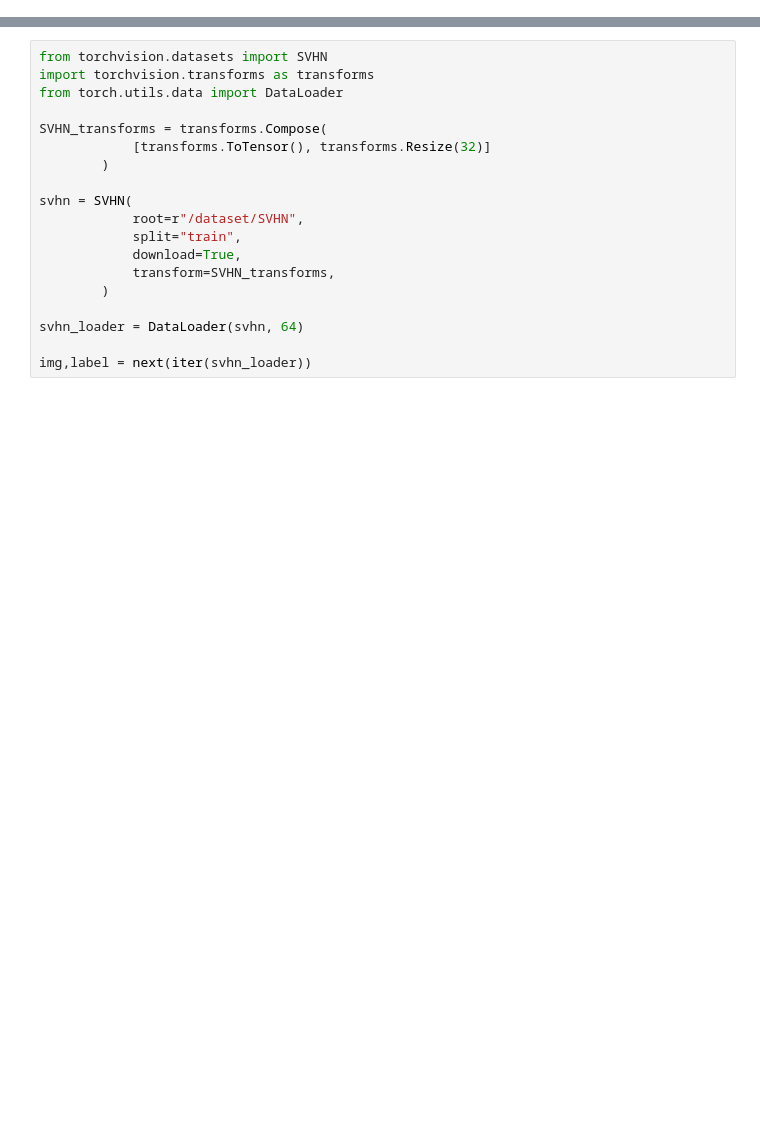
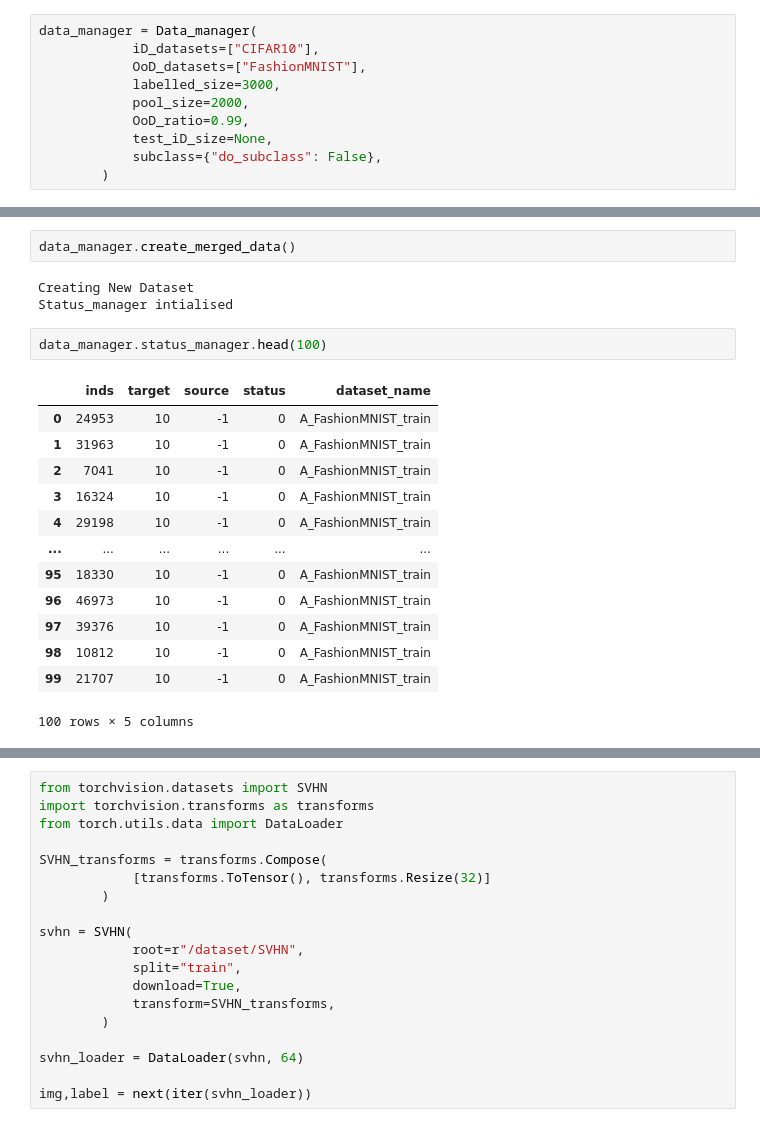
Before and after one commit to Faiir/SRPHildesheim2021, a Jupyter notebook: test.ipynb, the cells around one changed output, grey strips where cells are left out. Saved outputs shown, nothing was run; the diff lists cells and outputs as text; blank space fills up the shorter version.

```diff
--- a/test.ipynb
+++ b/test.ipynb
@@ -267,0 +25,10 @@ from robust_active_learning.data.deprecated.sampler import DDU_sampler as DDU_sa
+# %%
+data_manager = Data_manager(
+            iD_datasets=["CIFAR10"],
+            OoD_datasets=["FashionMNIST"],
+            labelled_size=3000,
+            pool_size=2000,
+            OoD_ratio=0.99,
+            test_iD_size=None,
+            subclass={"do_subclass": False},
+        )
@@ -267,0 +44,21 @@ from robust_active_learning.data.deprecated.sampler import DDU_sampler as DDU_sa
+# %%
+data_manager.create_merged_data()
+# %% [output]
+Creating New Dataset
+Status_manager intialised
+# %%
+data_manager.status_manager.head(100)
+# %% [output]
+|  | inds | target | source | status | dataset_name |
+| 0 | 24953 | 10 | -1 | 0 | A_FashionMNIST_train |
+| 1 | 31963 | 10 | -1 | 0 | A_FashionMNIST_train |
+| 2 | 7041 | 10 | -1 | 0 | A_FashionMNIST_train |
+| 3 | 16324 | 10 | -1 | 0 | A_FashionMNIST_train |
+| 4 | 29198 | 10 | -1 | 0 | A_FashionMNIST_train |
+| ... | ... | ... | ... | ... | ... |
+| 95 | 18330 | 10 | -1 | 0 | A_FashionMNIST_train |
+| 96 | 46973 | 10 | -1 | 0 | A_FashionMNIST_train |
+| 97 | 39376 | 10 | -1 | 0 | A_FashionMNIST_train |
+| 98 | 10812 | 10 | -1 | 0 | A_FashionMNIST_train |
+| 99 | 21707 | 10 | -1 | 0 | A_FashionMNIST_train |
+100 rows × 5 columns
```
Also changed, not shown: parts of 38 cells of this notebook, 20 other files.
